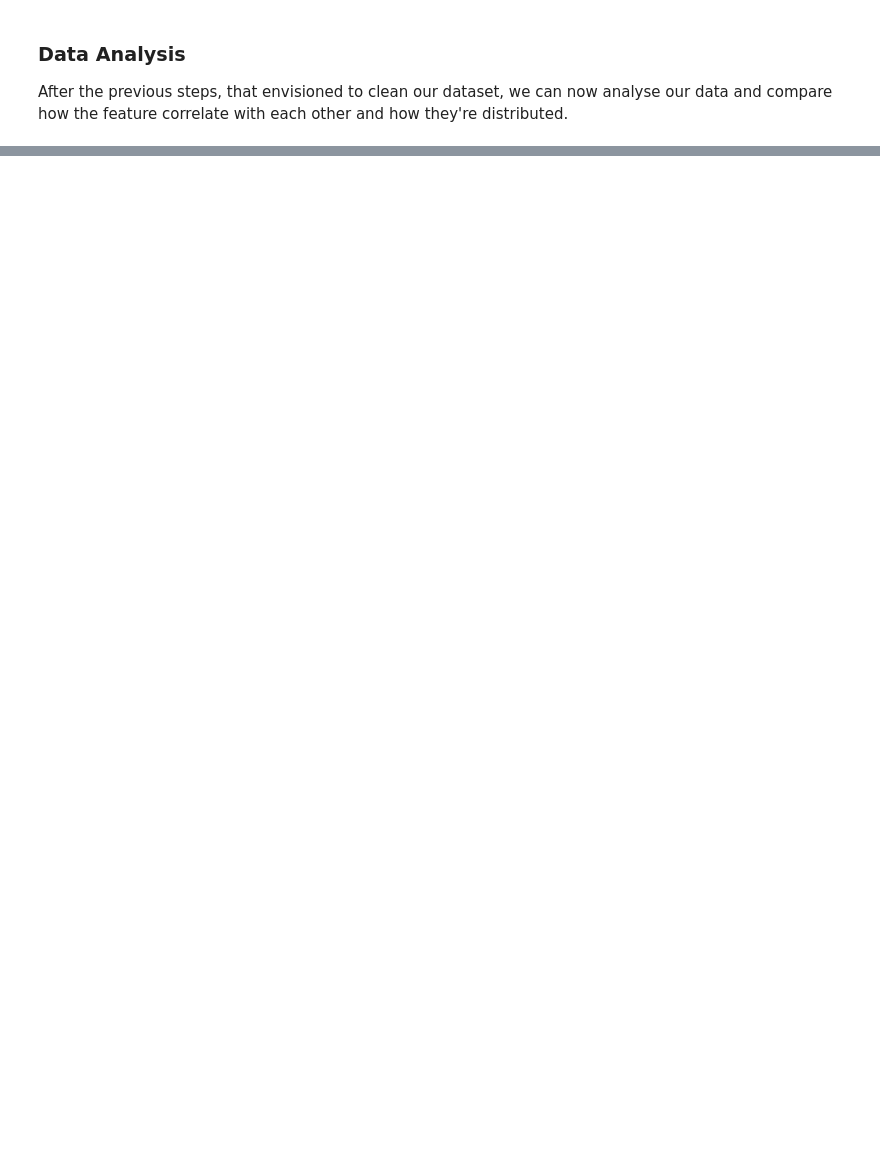
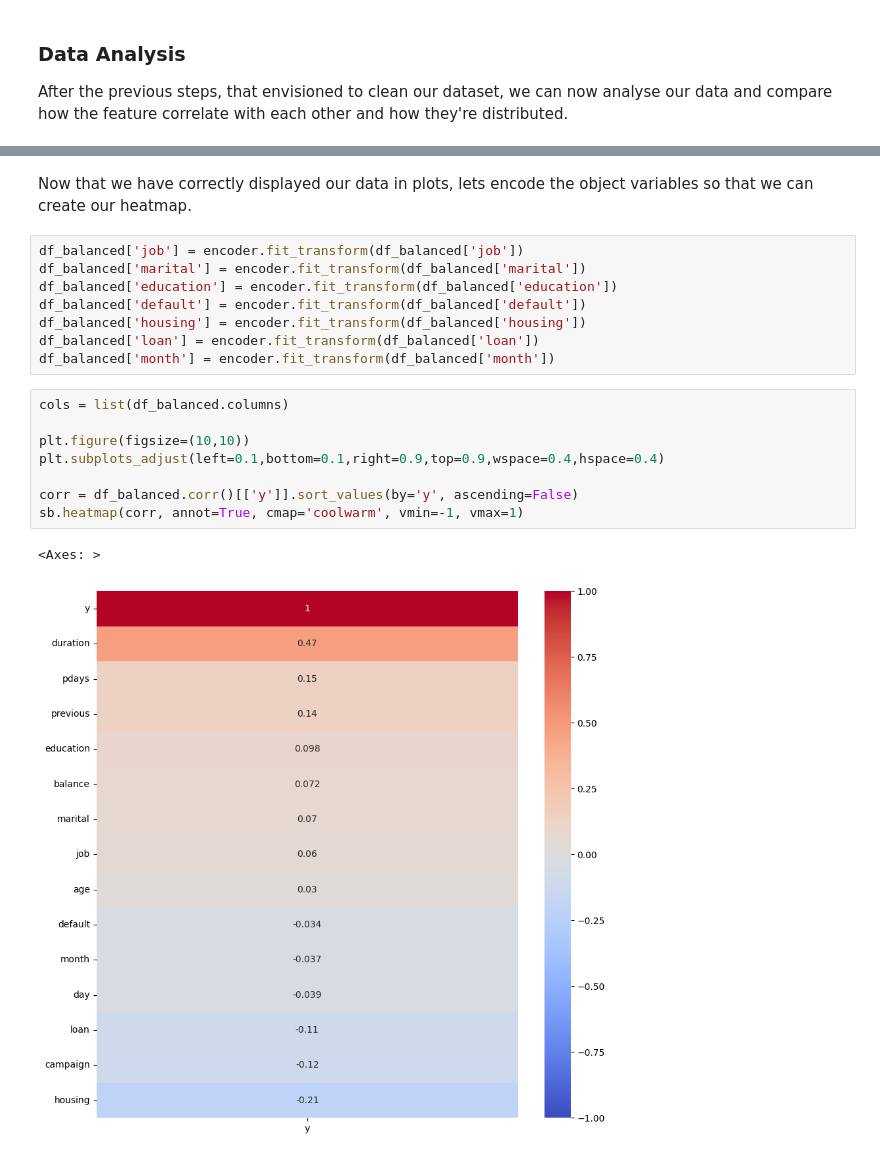
Before and after one commit to goncalo2k/FEUP-BANKRUPT, a Jupyter notebook: src/Bankrupt.ipynb, the cells around one changed output, grey strips where cells are left out. Saved outputs shown, nothing was run; the diff lists cells and outputs as text; blank space fills up the shorter version.

```diff
--- a/src/Bankrupt.ipynb
+++ b/src/Bankrupt.ipynb
@@ -123,0 +221,21 @@ plt.show()
+# %% [markdown]
+Now that we have correctly displayed our data in plots, lets encode the object variables so that we can create our heatmap.
+# %%
+df_balanced['job'] = encoder.fit_transform(df_balanced['job'])
+df_balanced['marital'] = encoder.fit_transform(df_balanced['marital'])
+df_balanced['education'] = encoder.fit_transform(df_balanced['education'])
+df_balanced['default'] = encoder.fit_transform(df_balanced['default'])
+df_balanced['housing'] = encoder.fit_transform(df_balanced['housing'])
+df_balanced['loan'] = encoder.fit_transform(df_balanced['loan'])
+df_balanced['month'] = encoder.fit_transform(df_balanced['month'])
+# %%
+cols = list(df_balanced.columns)
+
+plt.figure(figsize=(10,10))
+plt.subplots_adjust(left=0.1,bottom=0.1,right=0.9,top=0.9,wspace=0.4,hspace=0.4)
+
+corr = df_balanced.corr()[['y']].sort_values(by='y', ascending=False)
+sb.heatmap(corr, annot=True, cmap='coolwarm', vmin=-1, vmax=1)
+# %% [output]
+<Axes: >
+[figure, added]
```
Also changed, not shown: parts of 17 cells of this notebook.
